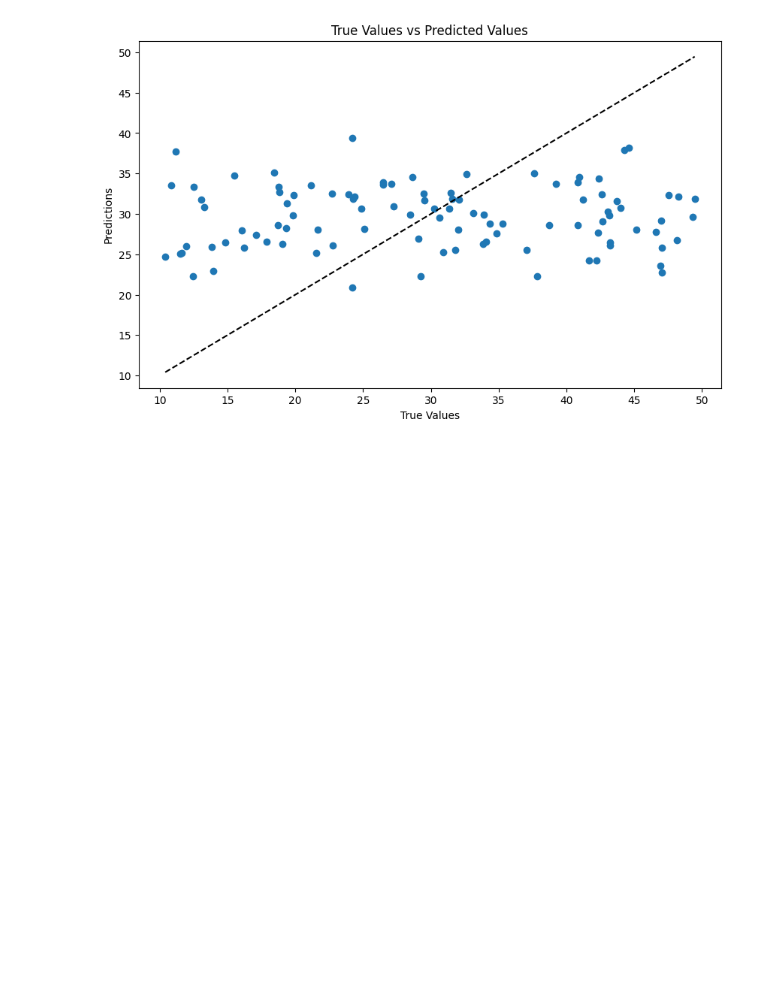
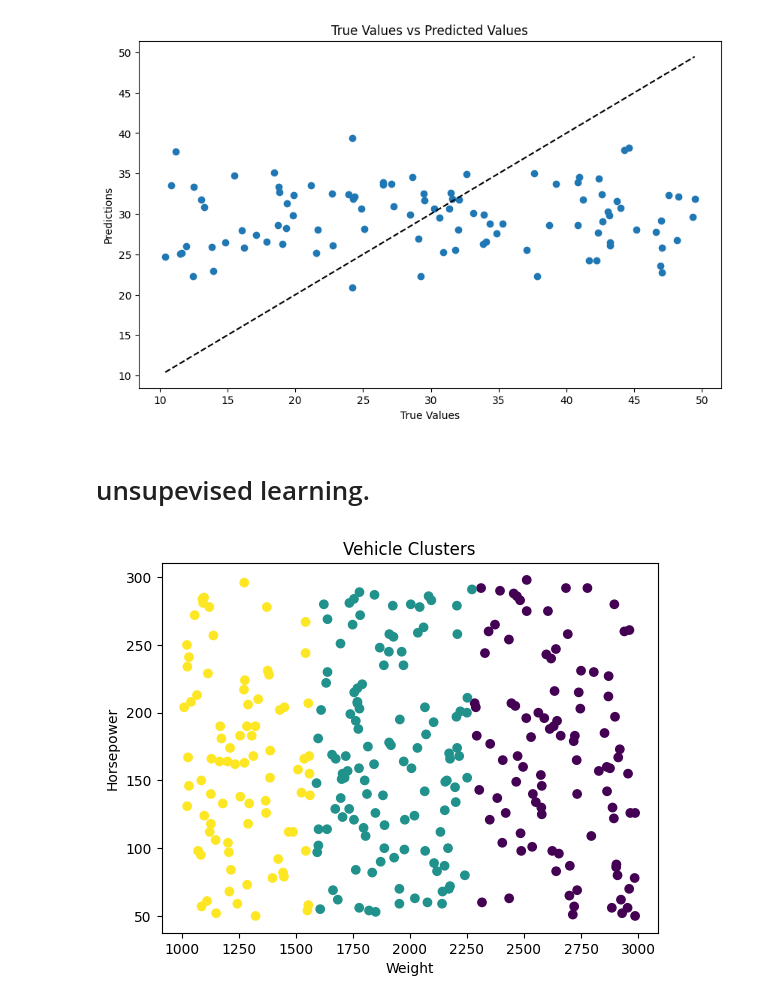
Before and after one commit to Mbashas/AI-ML, a Jupyter notebook: ai.ipynb, the cells around one changed output. Cells and saved outputs as stored; diff of their text form; code cells hidden in the pictures; blank space fills up the shorter version.

```diff
--- a/ai.ipynb
+++ b/ai.ipynb
@@ -83,3 +87,40 @@ plt.show()
 [figure]
 Mean Squared Error: 146.02051889440582
 [figure]
+# %% [markdown]
+# unsupevised learning.
+# %%
+# Import necessary libraries
+import pandas as pd
+import numpy as np
+import matplotlib.pyplot as plt
+import warnings
+from sklearn.cluster import KMeans
+
+warnings.filterwarnings('ignore')
+
+# Generate synthetic dataset for vehicles
+np.random.seed(0)
+data_size = 300
+data = {
+    'Weight': np.random.randint(1000, 3000, data_size),
+    'EngineSize': np.random.uniform(1.0, 4.0, data_size),
+    'Horsepower': np.random.randint(50, 300, data_size)
+}
+df = pd.DataFrame(data)
+
+# No labels are needed for unsupervised learning
+X = df
+
+# Perform KMeans clustering
+kmeans = KMeans(n_clusters=3, random_state=42)
+kmeans.fit(X)
+
+# Plotting the clusters
+plt.scatter(df['Weight'], df['Horsepower'], c=kmeans.labels_)
+plt.xlabel('Weight')
+plt.ylabel('Horsepower')
+plt.title('Vehicle Clusters')
+plt.show()
+# %% [output]
+[figure, added]
```
Also changed, not shown: parts of 5 cells of this notebook.
